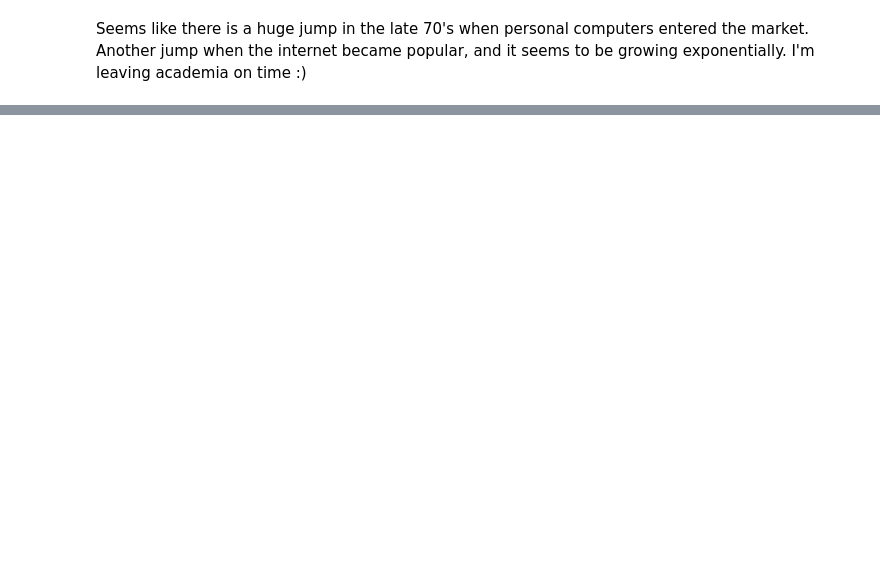
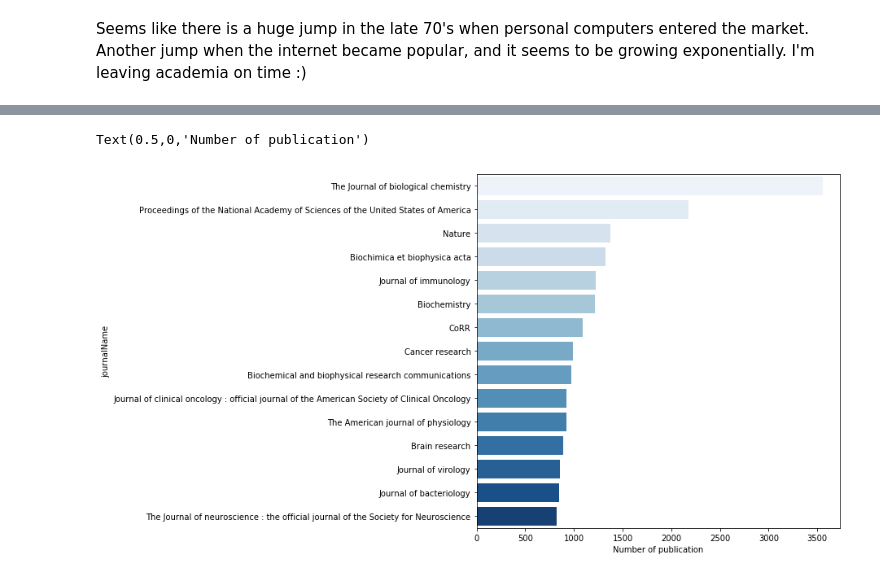
Before and after one commit to typeo23/Springboard-Data-Science, a Jupyter notebook: Capstone_Project_2/A_bit_of_exploration.ipynb, the cells around one changed output, grey strips where cells are left out. Saved outputs shown, nothing was run; the diff lists cells and outputs as text; code cells hidden in the pictures; blank space fills up the shorter version.

```diff
--- a/Capstone_Project_2/A_bit_of_exploration.ipynb
+++ b/Capstone_Project_2/A_bit_of_exploration.ipynb
@@ -144,0 +132,7 @@ Seems like there is a huge jump in the late 70's when personal computers entered
+# %%
+f, ax = plt.subplots(figsize=(8, 8))
+sns.barplot(y=journal_count.head(15).index, x=journal_count.head(15), palette='Blues')
+plt.xlabel('Number of publication')
+# %% [output]
+Text(0.5,0,'Number of publication')
+[figure, added]
```
Also changed, not shown: parts of 14 cells of this notebook.
